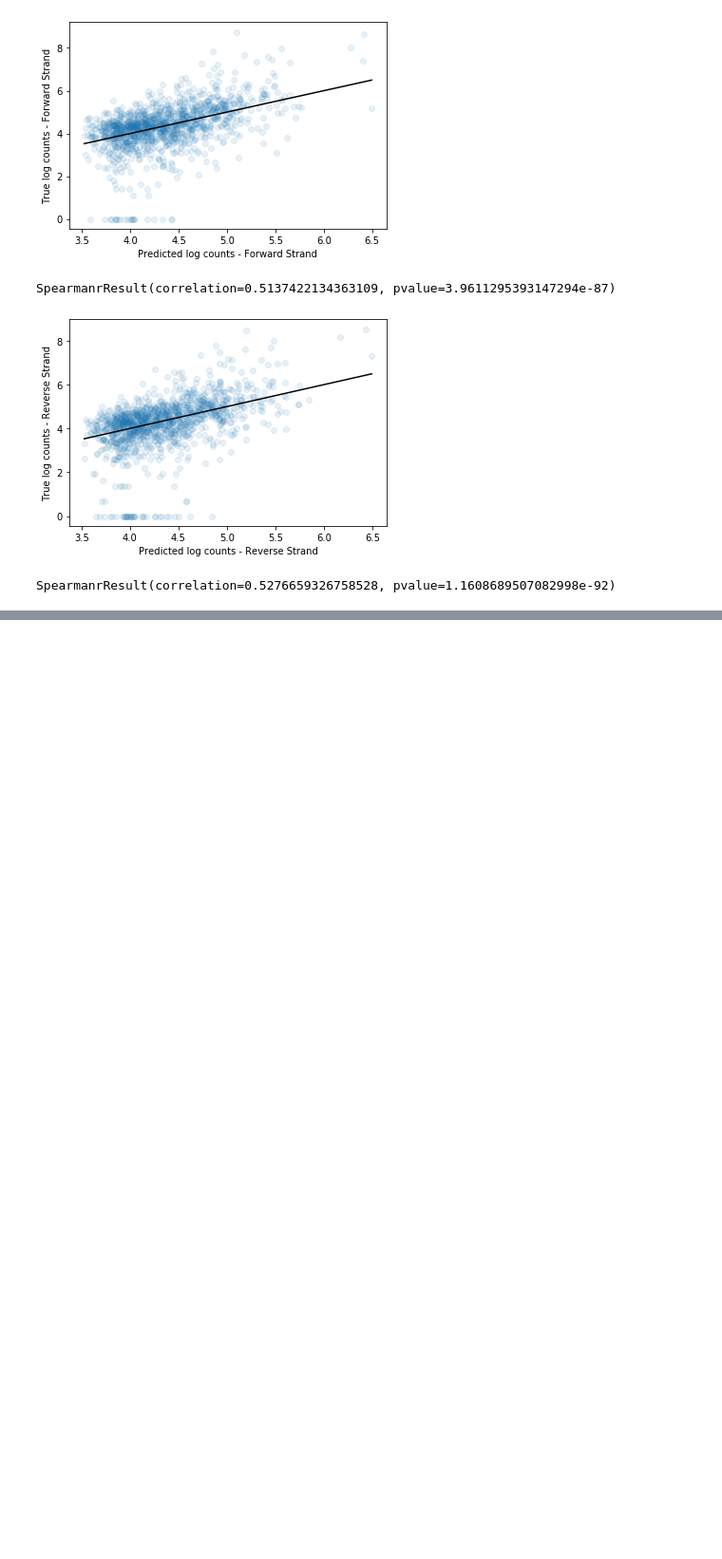
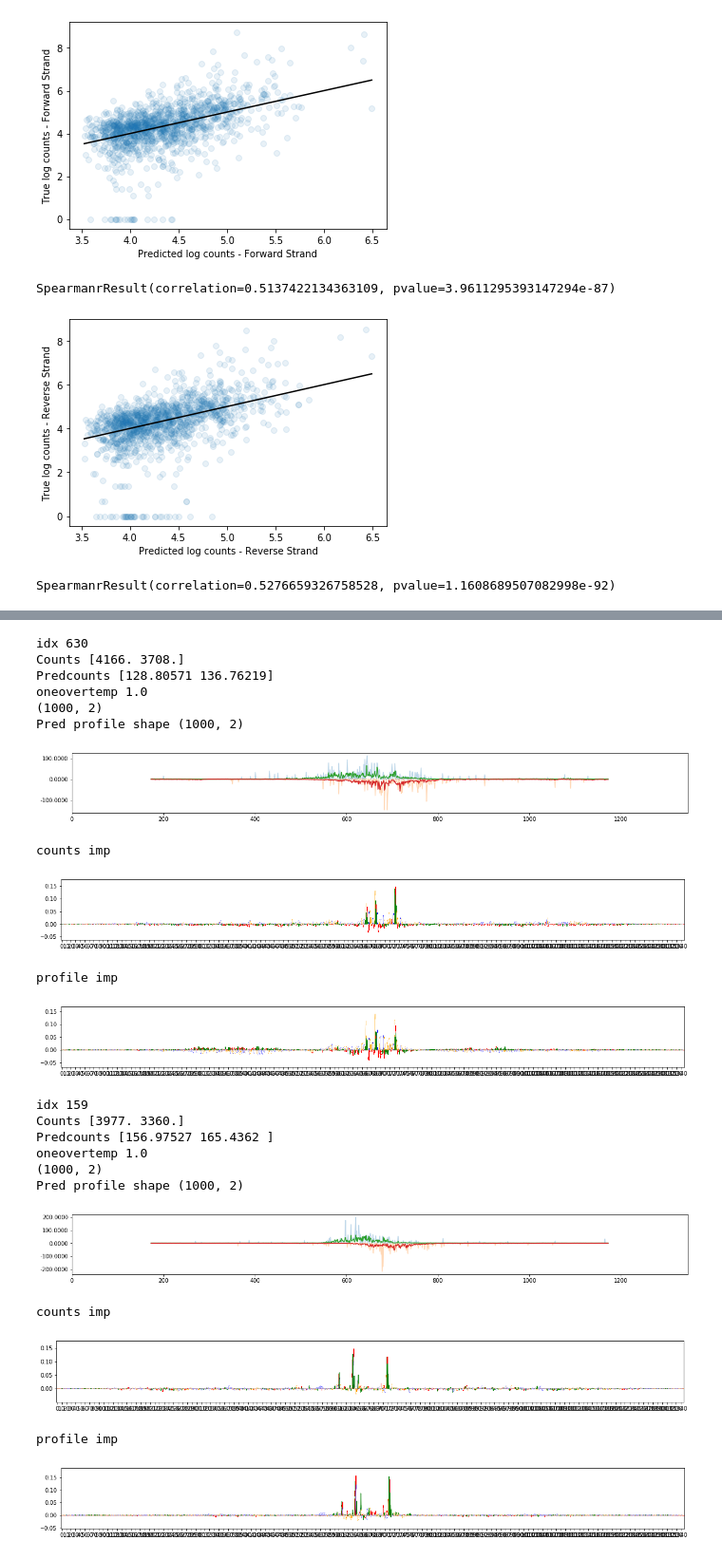
Before and after one commit to kundajelab/pho4, a Jupyter notebook: train_noCtlK5.ipynb, the cells around one changed output, grey strips where cells are left out. Shown at 95% size. Cells and saved outputs as stored; diff of their text form; code cells hidden in the pictures; blank space fills up the shorter version.

```diff
--- a/train_noCtlK5.ipynb
+++ b/train_noCtlK5.ipynb
@@ -396,0 +478,11 @@ SpearmanrResult(correlation=0.5276659326758528, pvalue=1.1608689507082998e-92)
+# %%
+#The shap scores
+post_counts_hypimps = profile_model_counts_explainer.shap_values(
+    test_seqs[:1000],
+    progress_message=10)
+post_profile_hypimps = profile_model_profile_explainer.shap_values(
+    test_seqs[:1000],
+    progress_message=10)
+
+post_counts_actualimps = post_counts_hypimps*test_seqs[:1000]
+post_profile_actualimps = post_profile_hypimps*test_seqs[:1000]
@@ -396,0 +507,69 @@ SpearmanrResult(correlation=0.5276659326758528, pvalue=1.1608689507082998e-92)
+# %%
+from deeplift.visualization import viz_sequence
+from matplotlib import pyplot as plt
+from matplotlib.ticker import FormatStrFormatter
+
+sorted_test_indices = [x[0] for x in
+                       sorted(enumerate(test_labels_logtotalcount[:1000]),
+                              key=lambda x: -x[1])]
+
+def smooth(vals):
+    return np.convolve(vals, np.ones(1,)/1, mode='same')
+
+for idx in sorted_test_indices[:10]:
+    true_profile = test_labels_profile[idx]
+    print("idx",idx)
+    print("Counts",np.sum(true_profile,axis=0))
+    print("Predcounts",np.exp(test_preds_logcount[idx])-1)
+
+    for oneovertemp in [1.0]:
+        print("oneovertemp",oneovertemp)
+        print(test_labels_profile[idx].shape)
+        print("Pred profile shape", test_preds_profile[idx].shape)
+        pred_profile = (np.sum(test_labels_profile[idx], axis=0)[None,:] #total counts
+                      *(np.exp(test_preds_profile[idx]*oneovertemp)/
+                        np.sum(np.exp(test_preds_profile[idx]*oneovertemp),axis=0)[None,:]) )
+        plt.figure(figsize=(20,2))
+
+        start_view = 0
+        end_view = seq_len
+        total_flanking = seq_len - out_pred_len
+        left_flank = int(0.5*total_flanking)
+        right_flank = total_flanking - left_flank
+        plt.plot(np.arange(out_pred_len)+left_flank, smooth(true_profile[:,0]), alpha=0.3)
+        plt.plot(np.arange(out_pred_len)+left_flank, -smooth(true_profile[:,1]), alpha=0.3)
+        plt.plot(np.arange(out_pred_len)+left_flank, pred_profile[:,0])
+        plt.plot(np.arange(out_pred_len)+left_flank, -pred_profile[:,1])
+        plt.xlim(start_view,end_view)
+        plt.gca().yaxis.set_major_formatter(FormatStrFormatter('%.4f'))
+        plt.show()
+
+    print("counts imp")
+    viz_sequence.plot_weights(post_counts_actualimps[idx][start_view:end_view],
+                            subticks_frequency=10)
+    print("profile imp")
+    viz_sequence.plot_weights(post_profile_actualimps[idx][start_view:end_view],
+                            subticks_frequency=10)
+# %% [output]
+idx 630
+Counts [4166. 3708.]
+Predcounts [128.80571 136.76219]
+oneovertemp 1.0
+(1000, 2)
+Pred profile shape (1000, 2)
+[figure, added]
+counts imp
+[figure, added]
+profile imp
+[figure, added]
+idx 159
+Counts [3977. 3360.]
+Predcounts [156.97527 165.4362 ]
+oneovertemp 1.0
+(1000, 2)
+Pred profile shape (1000, 2)
+[figure, added]
+counts imp
+[figure, added]
+profile imp
+[figure, added]
```
Also changed, not shown: parts of 4 cells of this notebook, 1 other file.
